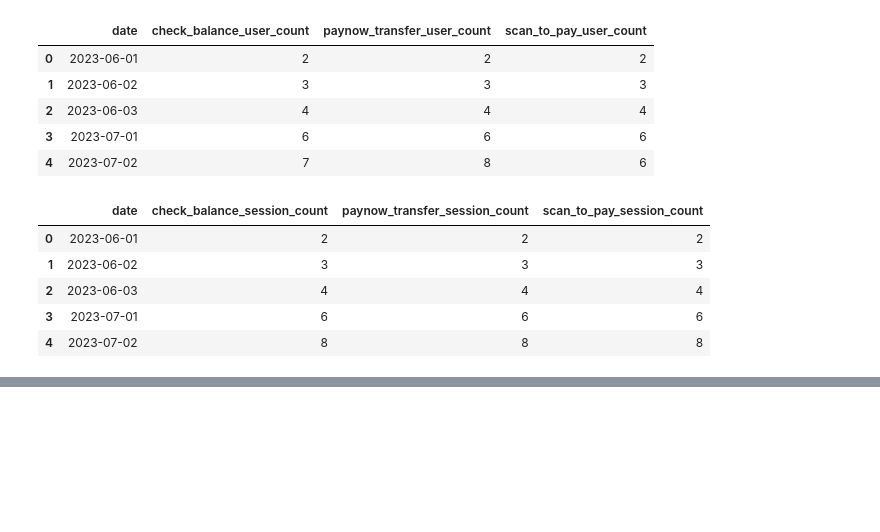
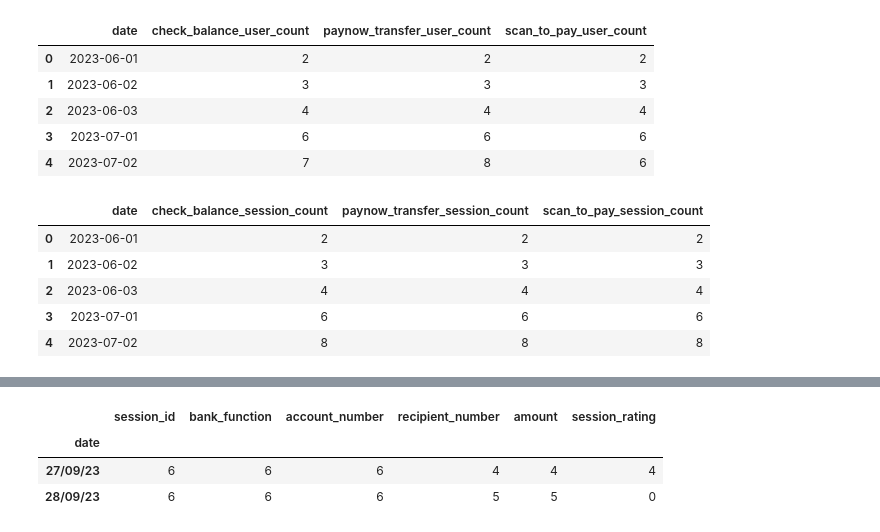
Before and after one commit to smu-fintech-2023-team10/Team-Jerry, a Jupyter notebook: dashboard/test_folder/overview.ipynb, the cells around one changed output, grey strips where cells are left out. Saved outputs shown, nothing was run; the diff lists cells and outputs as text; code cells hidden in the pictures; blank space fills up the shorter version.

```diff
--- a/dashboard/test_folder/overview.ipynb
+++ b/dashboard/test_folder/overview.ipynb
@@ -307,3 +323,10 @@ paynow_transfer_df
+# %%
+paynow_transfer_df.groupby("date").count()
+# %% [output]
+|  | session_id | bank_function | account_number | recipient_number | amount | session_rating |
+| date |  |  |  |  |  |  |
+| 27/09/23 | 6 | 6 | 6 | 4 | 4 | 4 |
+| 28/09/23 | 6 | 6 | 6 | 5 | 5 | 0 |
 # %%
 scan_to_pay_df
 # %% [output]
```
Also changed, not shown: parts of 5 cells of this notebook.
